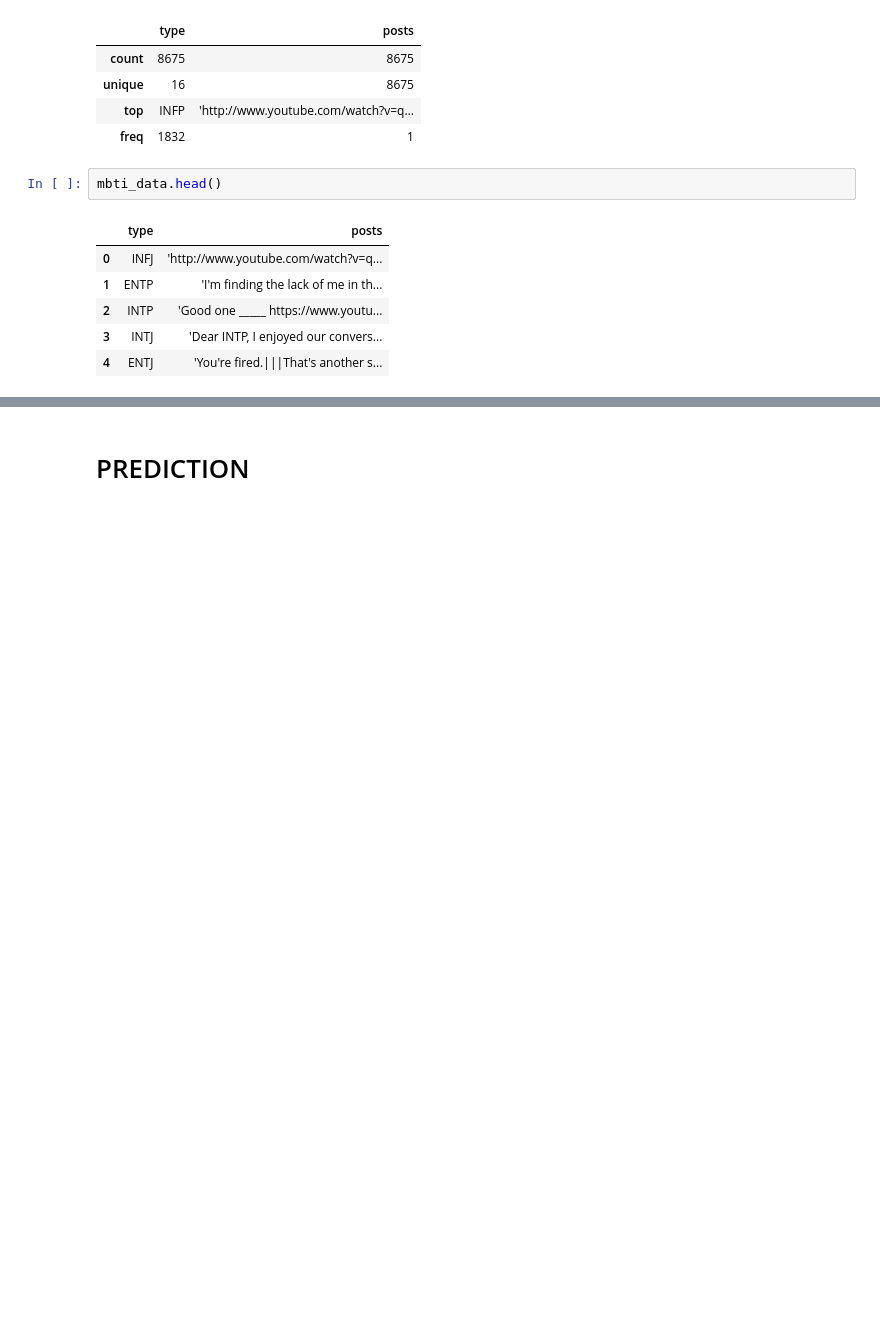
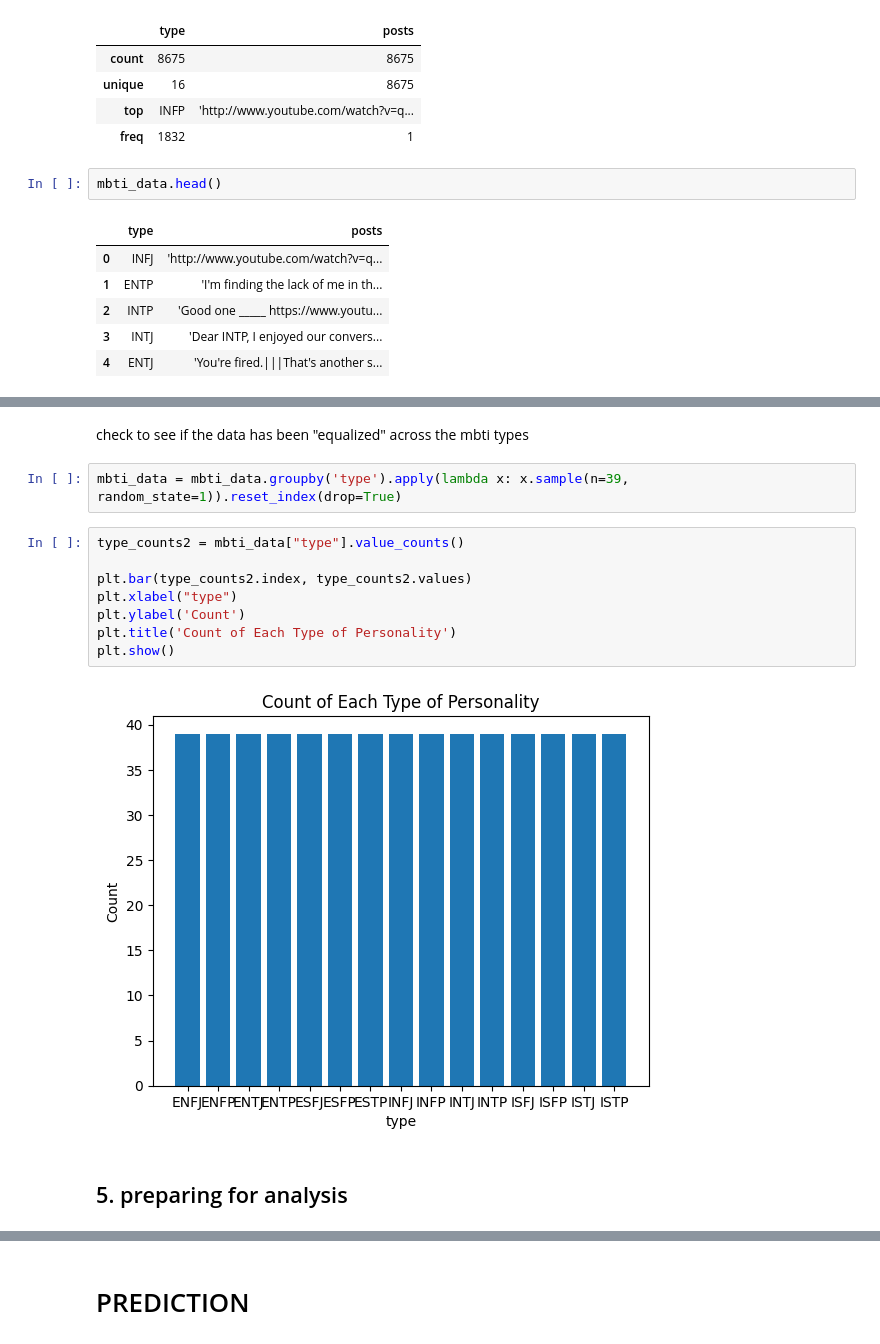
Before and after one commit to rkim06/mbti_atcsFinalProject, a Jupyter notebook: mbtiWriting.ipynb, the cells around one changed output, grey strips where cells are left out. Saved outputs shown, nothing was run; the diff lists cells and outputs as text; blank space fills up the shorter version.

```diff
--- a/mbtiWriting.ipynb
+++ b/mbtiWriting.ipynb
@@ -40 +84,17 @@ mbti_data.head()
+# %% [markdown]
+check to see if the data has been "equalized" across the mbti types
+# %%
+mbti_data = mbti_data.groupby('type').apply(lambda x: x.sample(n=39, random_state=1)).reset_index(drop=True)
+# %%
+type_counts2 = mbti_data["type"].value_counts()
+
+plt.bar(type_counts2.index, type_counts2.values)
+plt.xlabel("type")
+plt.ylabel('Count')
+plt.title('Count of Each Type of Personality')
+plt.show()
+# %% [output]
+[figure, added]
+# %% [markdown]
+## 5. preparing for analysis
 # %%
```
Also changed, not shown: parts of 17 cells of this notebook, 1 other file.
